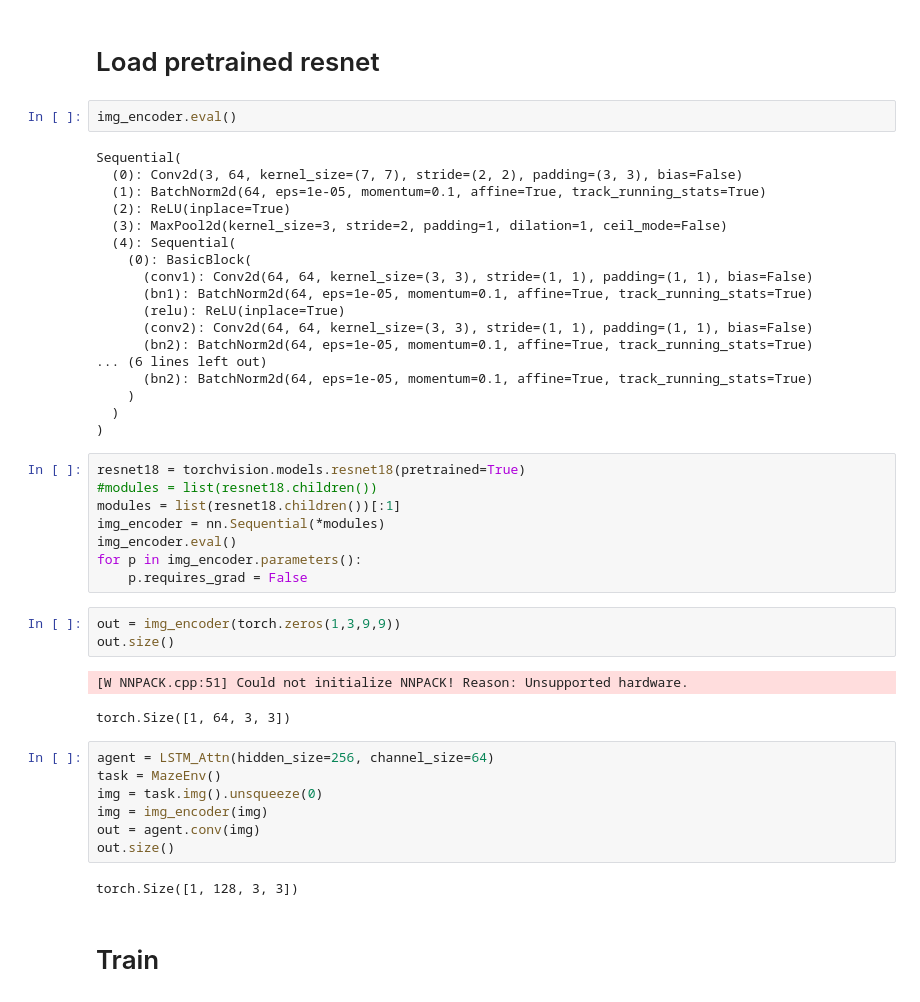
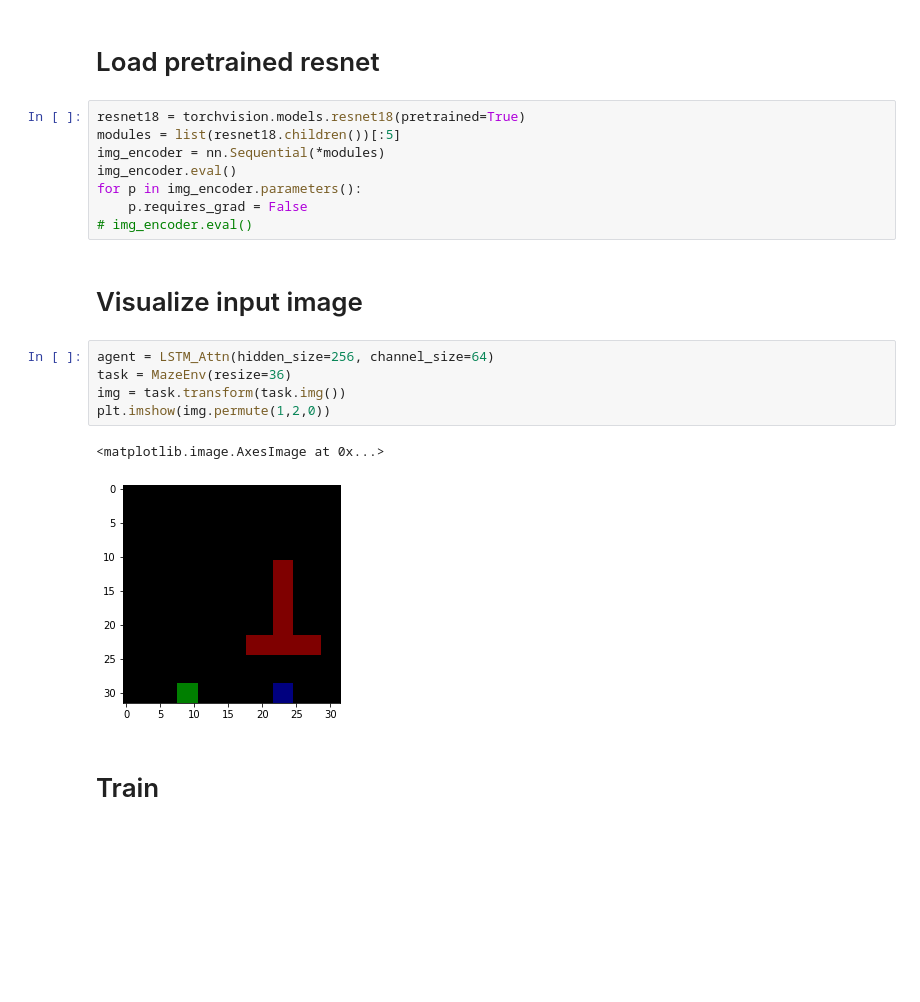
Before and after one commit to RchLi/Maze-Planning-Exercise, a Jupyter notebook: run.ipynb, the cells around one changed output. Cells and saved outputs as stored; diff of their text form; blank space fills up the shorter version.

```diff
--- a/run.ipynb
+++ b/run.ipynb
@@ -12,48 +14,23 @@ from util import Tester
 # %% [markdown]
 # Load pretrained resnet
-# %%
-img_encoder.eval()
-# %% [output]
-Sequential(
-  (0): Conv2d(3, 64, kernel_size=(7, 7), stride=(2, 2), padding=(3, 3), bias=False)
-  (1): BatchNorm2d(64, eps=1e-05, momentum=0.1, affine=True, track_running_stats=True)
-  (2): ReLU(inplace=True)
-  (3): MaxPool2d(kernel_size=3, stride=2, padding=1, dilation=1, ceil_mode=False)
-  (4): Sequential(
-    (0): BasicBlock(
-      (conv1): Conv2d(64, 64, kernel_size=(3, 3), stride=(1, 1), padding=(1, 1), bias=False)
-      (bn1): BatchNorm2d(64, eps=1e-05, momentum=0.1, affine=True, track_running_stats=True)
-      (relu): ReLU(inplace=True)
-      (conv2): Conv2d(64, 64, kernel_size=(3, 3), stride=(1, 1), padding=(1, 1), bias=False)
-      (bn2): BatchNorm2d(64, eps=1e-05, momentum=0.1, affine=True, track_running_stats=True)
-... (6 lines left out)
-      (bn2): BatchNorm2d(64, eps=1e-05, momentum=0.1, affine=True, track_running_stats=True)
-    )
-  )
-)
 # %%
 resnet18 = torchvision.models.resnet18(pretrained=True)
-#modules = list(resnet18.children())
-modules = list(resnet18.children())[:1]
+modules = list(resnet18.children())[:5]
 img_encoder = nn.Sequential(*modules)
 img_encoder.eval()
 for p in img_encoder.parameters():
     p.requires_grad = False
+# img_encoder.eval()
-# %%
-out = img_encoder(torch.zeros(1,3,9,9))
-out.size()
-# %% [output]
-[W NNPACK.cpp:51] Could not initialize NNPACK! Reason: Unsupported hardware.
-torch.Size([1, 64, 3, 3])
+# %% [markdown]
+# Visualize input image
 # %%
 agent = LSTM_Attn(hidden_size=256, channel_size=64)
-task = MazeEnv()
-img = task.img().unsqueeze(0)
-img = img_encoder(img)
-out = agent.conv(img)
-out.size()
+task = MazeEnv(resize=36)
+img = task.transform(task.img())
+plt.imshow(img.permute(1,2,0))
 # %% [output]
-torch.Size([1, 128, 3, 3])
+<matplotlib.image.AxesImage at 0x...>
+[figure, added]
 # %% [markdown]
 # Train
 # %%
```
Also changed, not shown: parts of 8 cells of this notebook, 23 other files.
